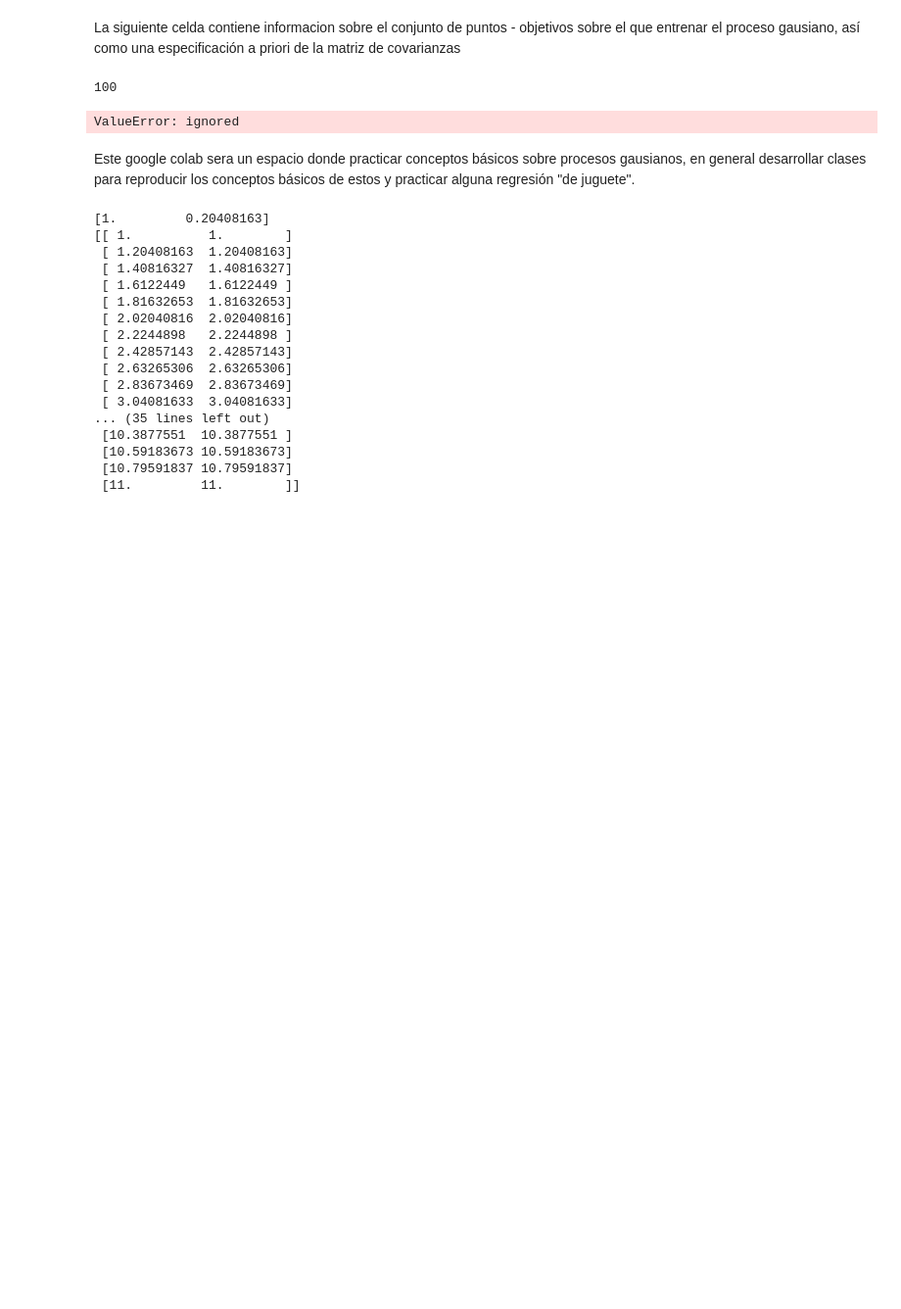
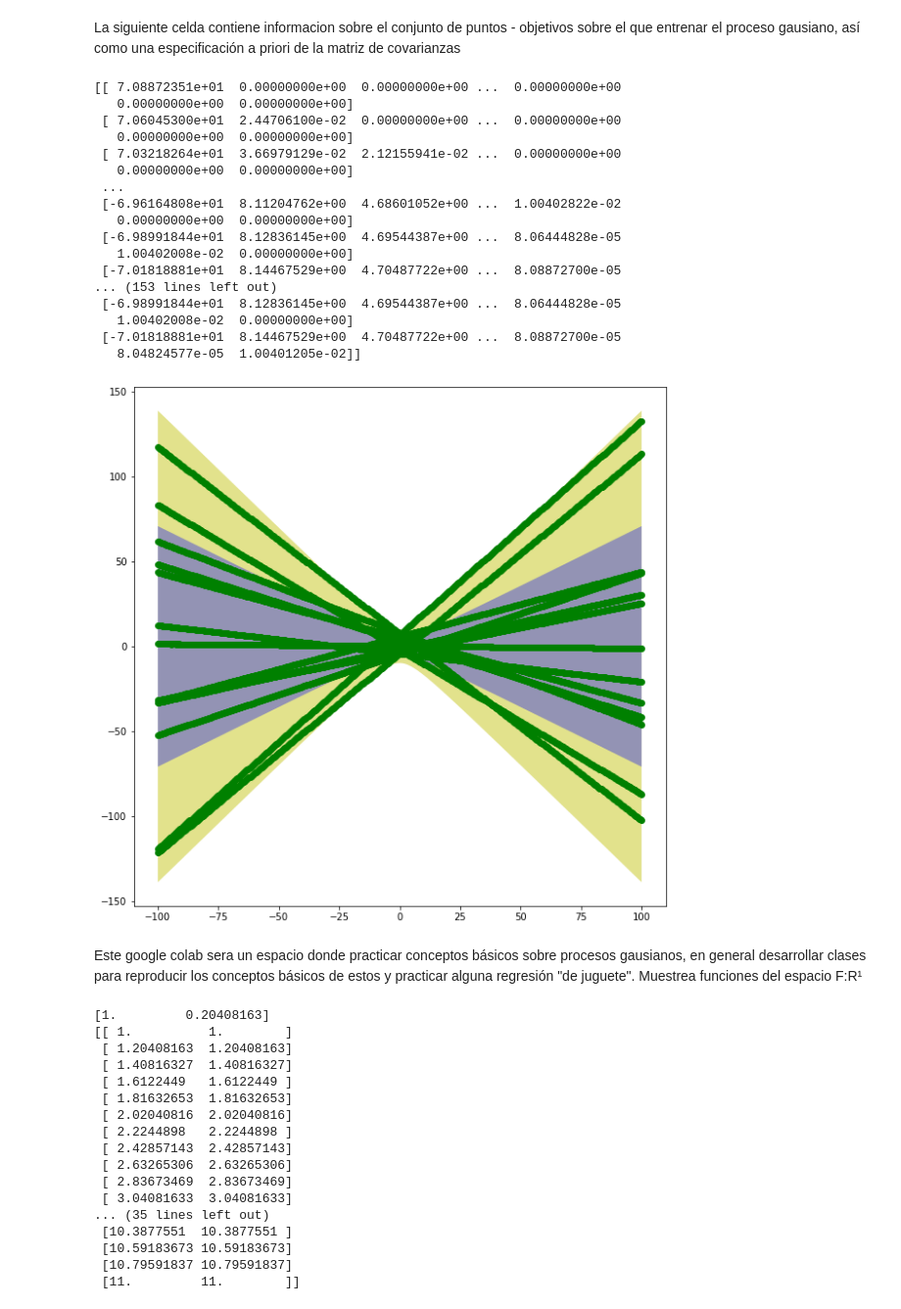
Before and after one commit to juanlu29/juanlu29, a Jupyter notebook: modeloGausianoLineal.ipynb, the cells around one changed output. Shown at 98% size. Cells and saved outputs as stored; diff of their text form; code cells hidden in the pictures; blank space fills up the shorter version.

Commit message:
Ya soy capaz de crear plots simples pero algo me extraña porque son rectas muy perfectas

```diff
--- a/modeloGausianoLineal.ipynb
+++ b/modeloGausianoLineal.ipynb
@@ -15,37 +15,57 @@ pi = np.pi
 
 sigma_signal = 0.5 # desviación estándar del ruido usado para enmascarar la señal de entrenamiento
 
-sigma_b = 0.5 # En distribucion gaussiana a priori de modelo de regresióón linear, desviación estándar de la ordenada
+sigma_b = 25. # En distribucion gaussiana a priori de modelo de regresióón linear, desviación estándar de la ordenada
 sigma_m = 0.5 # En distribucion gaussiana a priori de modelo de regresióón linear, desviación estándar de la pendiente
 # %% [markdown]
 La siguiente celda contiene informacion sobre el conjunto de puntos - objetivos sobre el que entrenar el proceso gausiano, así como una especificación a priori de la matriz de covarianzas
 # %%
-n_tp = 50 # puntos de entrenamiento
+n_tp = 500 # puntos de entrenamiento
 
-x_bot_b = 0.
-x_top_b = 10.
-
+x_bot_b = -100.
+x_top_b = 100.
 
 x = np.linspace(x_bot_b,x_top_b,n_tp)
 y = np.fromiter([np.sin(x)+np.cos(x)+sigma_signal*random.random() for x in x],float)
 
 proyeccionlinear = espacioPropio()
 mCov,phi_x,mean = proyeccionlinear.linear(x,sigma_b,sigma_m)
+#mCovP = proyeccionlinear.covarianzaProceso(phi_x,mCov)
 
-print(phi_x.size)
+gp_cov_diag = gaussProcess(mCov,np.zeros(n_tp),phi_x,y)
+gp_cov_diag.sigmaCalc(phi_x)
+sigmaVal = gp_cov_diag.sigma
+visualizacion = datosVisualizacion()
 
-gp_cov_diag = gaussProcess(mCov,np.mean,phi_x,y)
+visualizacion.add_sigma(x,sigmaVal)
+visualizacion.add_mean(x,np.zeros(n_tp))
 
-realizacion1 = gp_cov_diag.multivariateGauss(10000)
+[visualizacion.add_data(x,gp_cov_diag.multivariateGauss(n_tp)[0],inset) for inset in range(13) ]
 
+[visualizacion.add_data_plot(inset) for inset in range(13) ]
 
-realizacion1 = datosVisualizacion(x,y,realizacion1[0],realizacion1[1])
-realizacion1.mostrarPlot()
+visualizacion.mostrarPlot()
 # %% [output]
-100
+[[ 7.08872351e+01  0.00000000e+00  0.00000000e+00 ...  0.00000000e+00
+   0.00000000e+00  0.00000000e+00]
+ [ 7.06045300e+01  2.44706100e-02  0.00000000e+00 ...  0.00000000e+00
+   0.00000000e+00  0.00000000e+00]
+ [ 7.03218264e+01  3.66979129e-02  2.12155941e-02 ...  0.00000000e+00
+   0.00000000e+00  0.00000000e+00]
+ ...
+ [-6.96164808e+01  8.11204762e+00  4.68601052e+00 ...  1.00402822e-02
+   0.00000000e+00  0.00000000e+00]
+ [-6.98991844e+01  8.12836145e+00  4.69544387e+00 ...  8.06444828e-05
+   1.00402008e-02  0.00000000e+00]
+ [-7.01818881e+01  8.14467529e+00  4.70487722e+00 ...  8.08872700e-05
+... (153 lines left out)
+ [-6.98991844e+01  8.12836145e+00  4.69544387e+00 ...  8.06444828e-05
+   1.00402008e-02  0.00000000e+00]
+ [-7.01818881e+01  8.14467529e+00  4.70487722e+00 ...  8.08872700e-05
+   8.04824577e-05  1.00401205e-02]]
-ValueError: ignored
+[figure, added]
 # %% [markdown]
-Este google colab sera un espacio donde practicar conceptos básicos sobre procesos gausianos, en general desarrollar clases para reproducir los conceptos básicos de estos y practicar alguna regresión "de juguete".
+Este google colab sera un espacio donde practicar conceptos básicos sobre procesos gausianos, en general desarrollar clases para reproducir los conceptos básicos de estos y practicar alguna regresión "de juguete". Muestrea funciones del espacio F:R¹
 # %%
 class espacioPropio():
   '''
```
Also changed, not shown: parts of 1 cell of this notebook.
